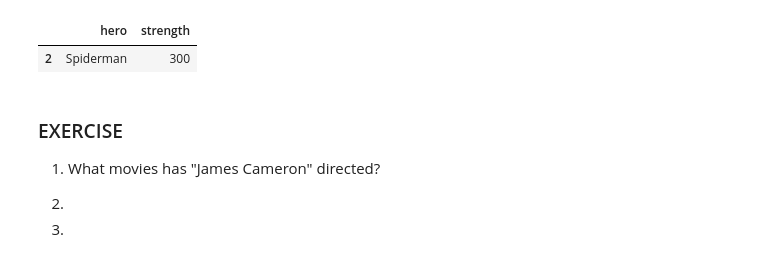
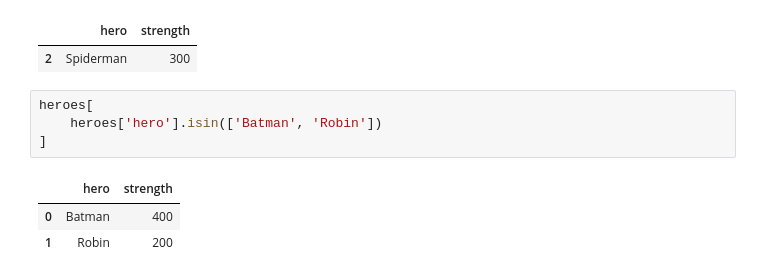
Before and after one commit to grechut/first-steps-with-pandas, a Jupyter notebook: pyconpl-workshop/first-steps-with-pandas-with-solutions.ipynb, the cells around one changed output. Cells and saved outputs as stored; diff of their text form.

```diff
--- a/pyconpl-workshop/first-steps-with-pandas.ipynb
+++ b/pyconpl-workshop/first-steps-with-pandas-with-solutions.ipynb
@@ -363,11 +363,11 @@ heroes[~(
 # %% [output]
 |  | hero | strength |
 | 2 | Spiderman | 300 |
-# %% [markdown]
-### EXERCISE
-
-1. What movies has "James Cameron" directed?
-
-2.
-
-3.
+# %%
+heroes[
+    heroes['hero'].isin(['Batman', 'Robin'])
+]
+# %% [output]
+|  | hero | strength |
+| 0 | Batman | 400 |
+| 1 | Robin | 200 |
```
Also changed, not shown: parts of 17 cells of this notebook.
